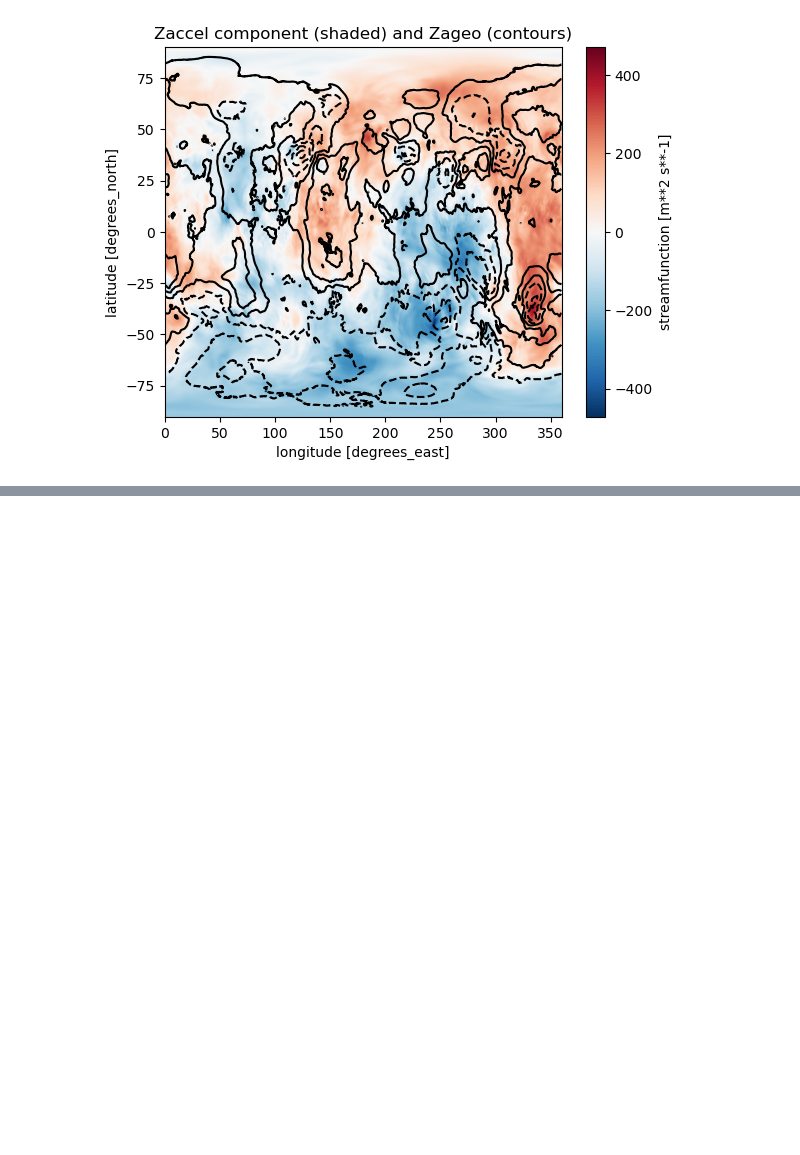
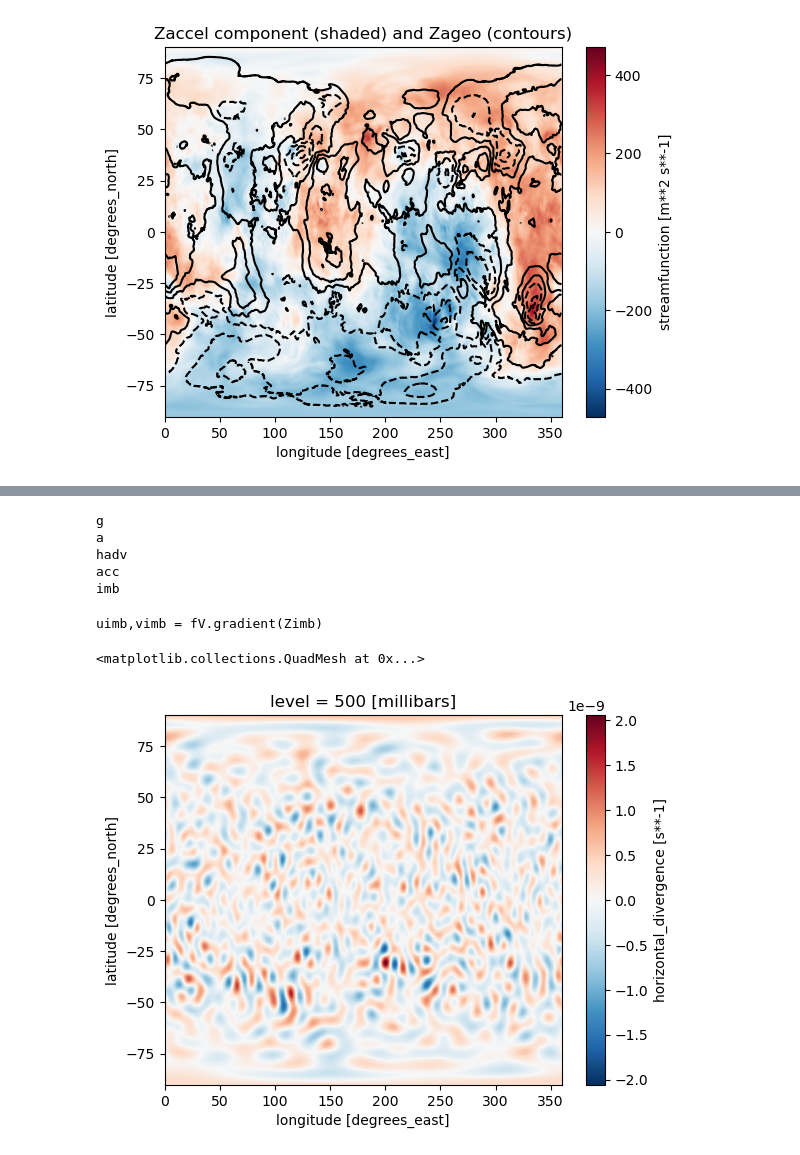
Before and after one commit to ATMOcanes/ATM651, a Jupyter notebook: Files_unsorted/Geostrophic_Phi.ipynb, the cells around one changed output, grey strips where cells are left out. Saved outputs shown, nothing was run; the diff lists cells and outputs as text; code cells hidden in the pictures; blank space fills up the shorter version.

```diff
--- a/Files_unsorted/Geostrophic_Phi.ipynb
+++ b/Files_unsorted/Geostrophic_Phi.ipynb
@@ -180,0 +182,15 @@ wdot = (w[2]-w[0]) /2./3600.
+# %%
+suffixes = ['g','a','hadv','acc','imb']
+# %% [output]
+g
+a
+hadv
+acc
+imb
+# %%
+for suf in suffixes:
+    doit = 'u'+suf+',v'+suf+' = fV.gradient(Z'+suf+')'
+    print(doit)
+    exec(doit)
+# %% [output]
+uimb,vimb = fV.gradient(Zimb)
@@ -180,0 +203,7 @@ wdot = (w[2]-w[0]) /2./3600.
+# %%
+accdiv = acc.divergence()
+# %%
+accdiv[16].plot()
+# %% [output]
+<matplotlib.collections.QuadMesh at 0x...>
+[figure, added]
```
Also changed, not shown: parts of 11 cells of this notebook.
